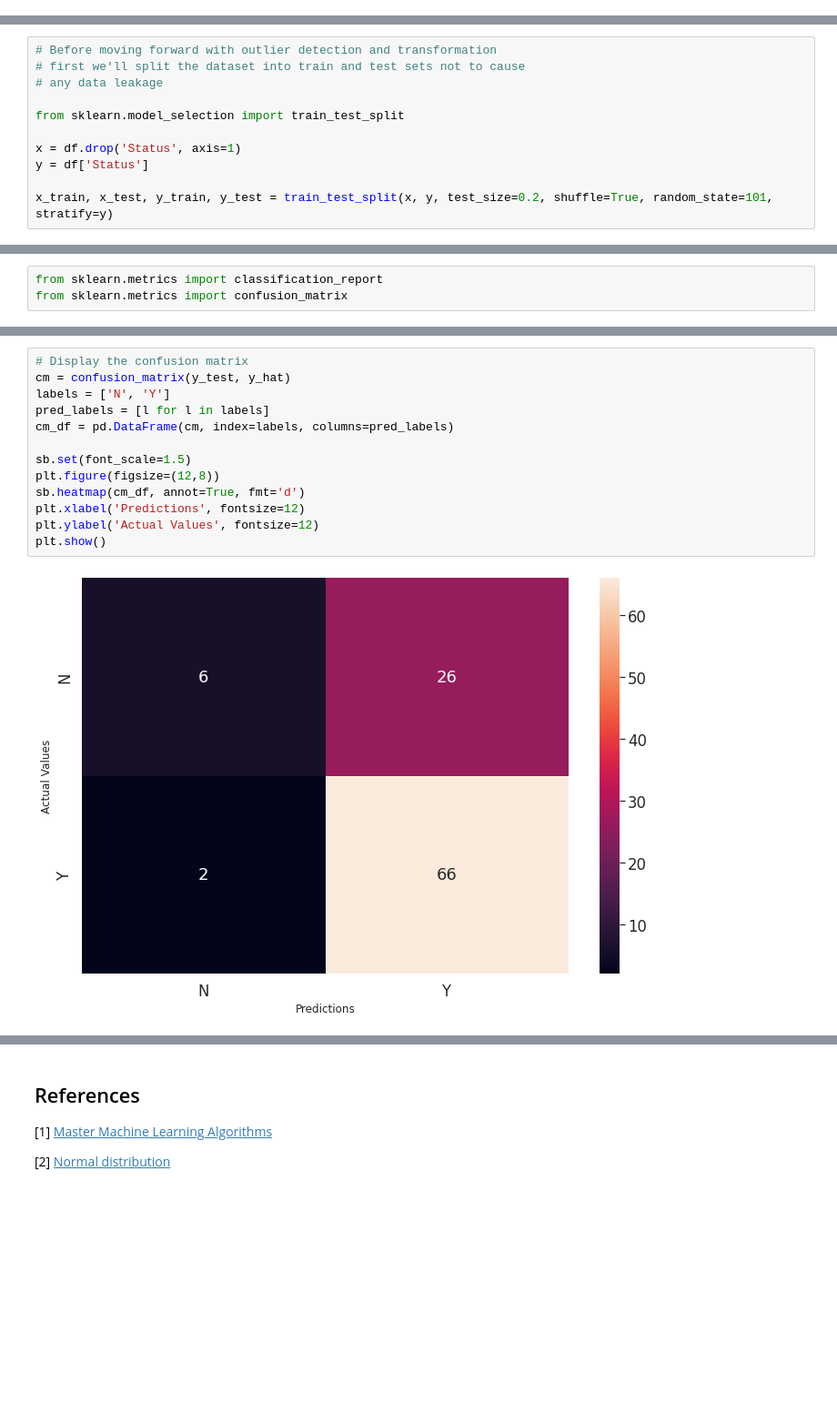
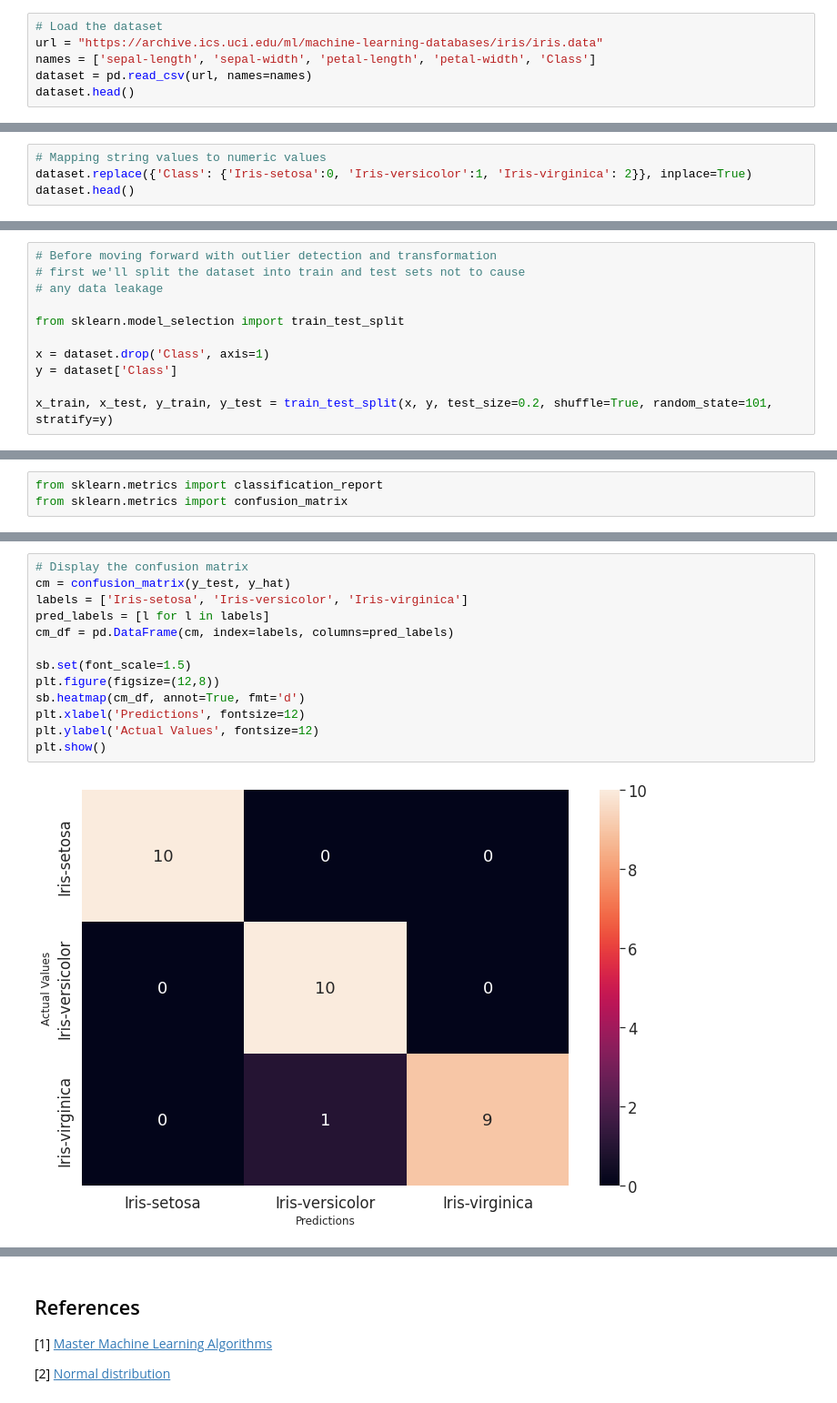
Before and after one commit to muscak/Master-Machine-Learning-Algorithms, a Jupyter notebook: Nonlinear-Algorithms/Gaussian-Naive-Bayes/Gaussian_Naive_Bayes.ipynb, the cells around one changed output, grey strips where cells are left out. Shown at 91% size. Drawn from its saved outputs; the diff is of its cells as text; blank space fills up the shorter version.

```diff
--- a/Nonlinear-Algorithms/Gaussian-Naive-Bayes/Gaussian_Naive_Bayes.ipynb
+++ b/Nonlinear-Algorithms/Gaussian-Naive-Bayes/Gaussian_Naive_Bayes.ipynb
@@ -234,0 +218,6 @@ df.head()
+# %%
+# Load the dataset
+url = "https://archive.ics.uci.edu/ml/machine-learning-databases/iris/iris.data"
+names = ['sepal-length', 'sepal-width', 'petal-length', 'petal-width', 'Class']
+dataset = pd.read_csv(url, names=names)
+dataset.head()
@@ -352,0 +283,4 @@ df.head()
+# %%
+# Mapping string values to numeric values
+dataset.replace({'Class': {'Iris-setosa':0, 'Iris-versicolor':1, 'Iris-virginica': 2}}, inplace=True)
+dataset.head()
@@ -379,8 +338,8 @@ plt.show()
 
 from sklearn.model_selection import train_test_split
 
-x = df.drop('Status', axis=1)
-y = df['Status']
+x = dataset.drop('Class', axis=1)
+y = dataset['Class']
 
 x_train, x_test, y_train, y_test = train_test_split(x, y, test_size=0.2, shuffle=True, random_state=101, stratify=y)
 # %% [markdown]
@@ -412,15 +372,15 @@ weighted avg       0.73      0.72      0.66       100
 # %%
 # Display the confusion matrix
 cm = confusion_matrix(y_test, y_hat)
-labels = ['N', 'Y']
+labels = ['Iris-setosa', 'Iris-versicolor', 'Iris-virginica']
 pred_labels = [l for l in labels]
 cm_df = pd.DataFrame(cm, index=labels, columns=pred_labels)
 
 sb.set(font_scale=1.5)
 plt.figure(figsize=(12,8))
 sb.heatmap(cm_df, annot=True, fmt='d')
 plt.xlabel('Predictions', fontsize=12)
 plt.ylabel('Actual Values', fontsize=12)
 plt.show()
 # %% [output]
-[figure, old version]
+[figure, new version]
```
Also changed, not shown: parts of 39 cells of this notebook.
